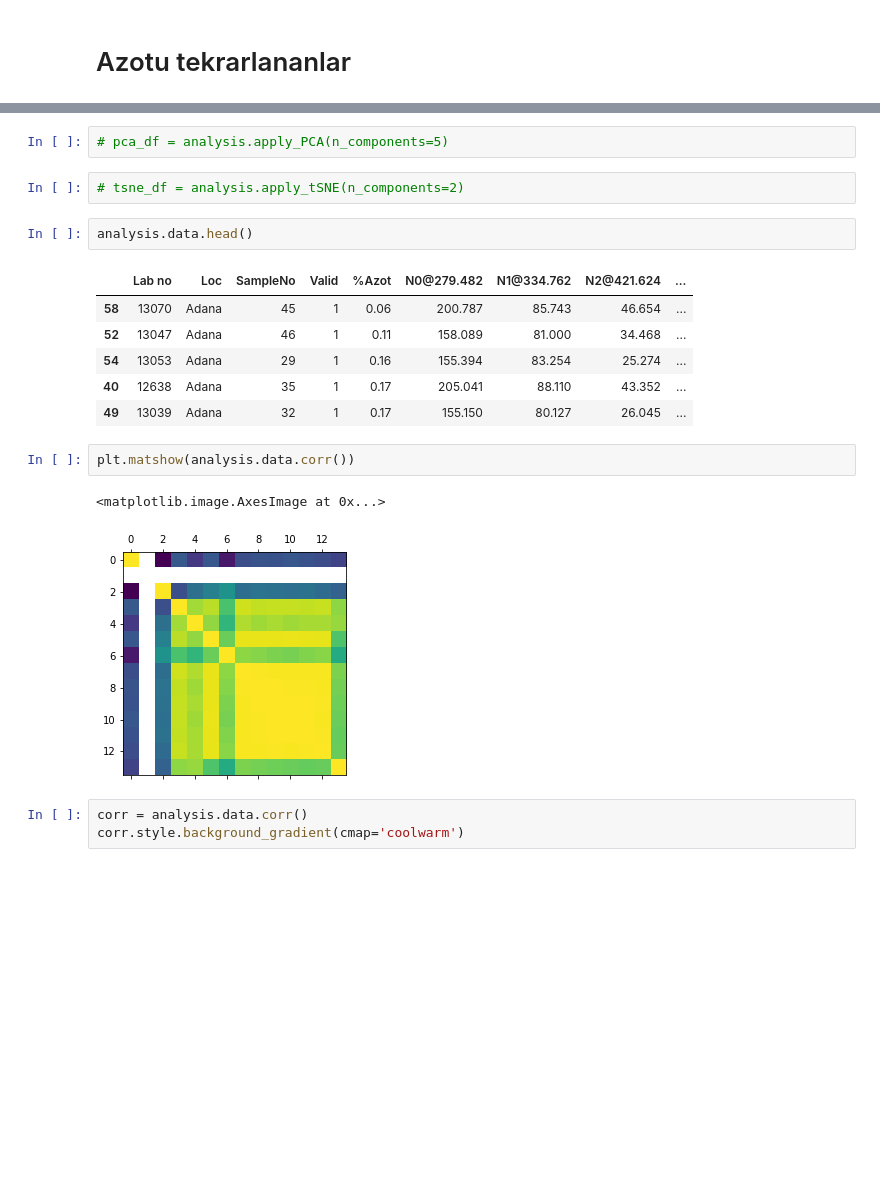
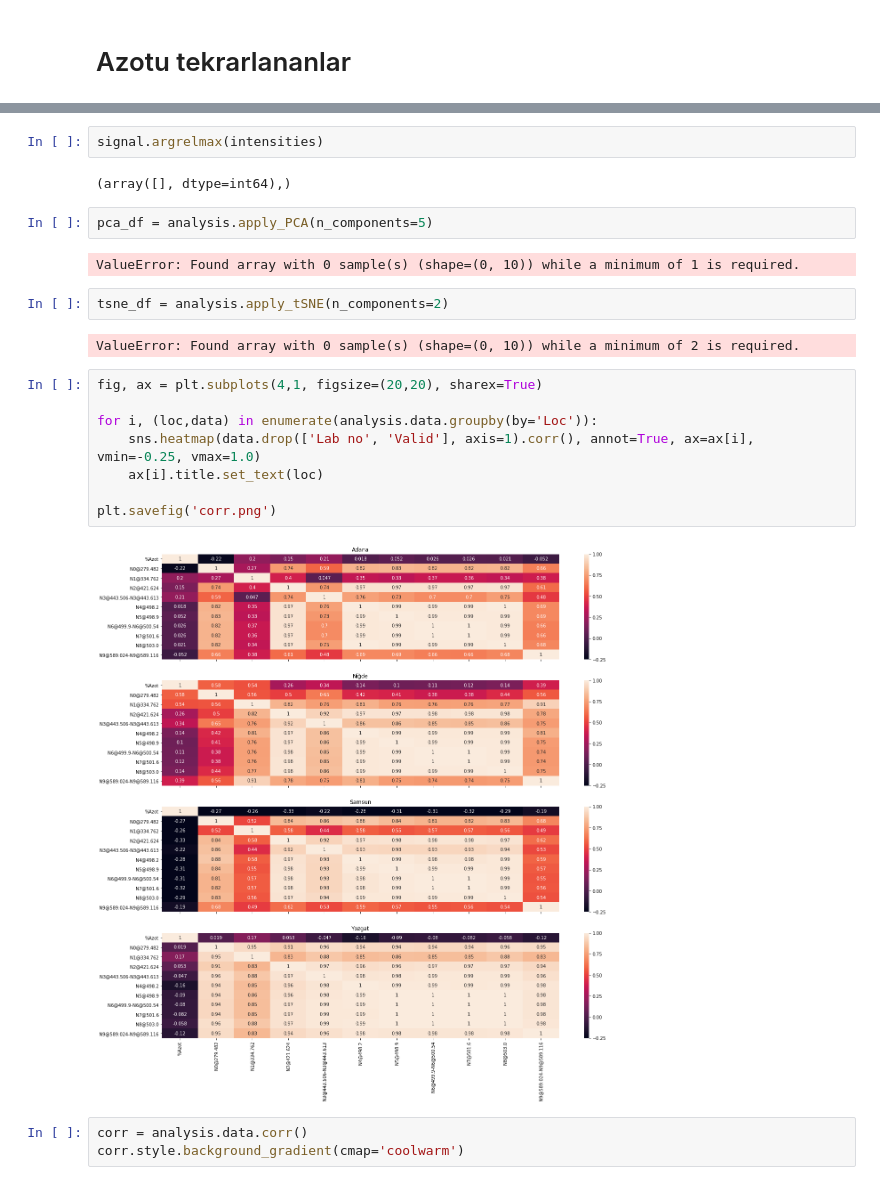
Before and after one commit to ugurgudelek/Libs, a Jupyter notebook: new test/analyze.ipynb, the cells around one changed output, grey strips where cells are left out. Saved outputs shown, nothing was run; the diff lists cells and outputs as text; blank space fills up the shorter version.

```diff
--- a/new test/analyze.ipynb
+++ b/new test/analyze.ipynb
@@ -310,21 +349,25 @@ analysis = Analysis(sample_paths=SAMPLE_PATHS, location='Adana')
+# %%
+signal.argrelmax(intensities)
+# %% [output]
+(array([], dtype=int64),)
 # %%
-# pca_df = analysis.apply_PCA(n_components=5)
+pca_df = analysis.apply_PCA(n_components=5)
+# %% [output]
+ValueError: Found array with 0 sample(s) (shape=(0, 10)) while a minimum of 1 is required.
 # %%
-# tsne_df = analysis.apply_tSNE(n_components=2)
+tsne_df = analysis.apply_tSNE(n_components=2)
+# %% [output]
+ValueError: Found array with 0 sample(s) (shape=(0, 10)) while a minimum of 2 is required.
-# %%
-analysis.data.head()
-# %% [output]
-|  | Lab no | Loc | SampleNo | Valid | %Azot | N0@279.482 | N1@334.762 | N2@421.624 | ... |
-| 58 | 13070 | Adana | 45 | 1 | 0.06 | 200.787 | 85.743 | 46.654 | ... |
-| 52 | 13047 | Adana | 46 | 1 | 0.11 | 158.089 | 81.000 | 34.468 | ... |
-| 54 | 13053 | Adana | 29 | 1 | 0.16 | 155.394 | 83.254 | 25.274 | ... |
-| 40 | 12638 | Adana | 35 | 1 | 0.17 | 205.041 | 88.110 | 43.352 | ... |
-| 49 | 13039 | Adana | 32 | 1 | 0.17 | 155.150 | 80.127 | 26.045 | ... |
-# %%
-plt.matshow(analysis.data.corr())
-# %% [output]
-<matplotlib.image.AxesImage at 0x...>
-[figure, removed]
+# %%
+fig, ax = plt.subplots(4,1, figsize=(20,20), sharex=True)
+
+for i, (loc,data) in enumerate(analysis.data.groupby(by='Loc')):
+    sns.heatmap(data.drop(['Lab no', 'Valid'], axis=1).corr(), annot=True, ax=ax[i], vmin=-0.25, vmax=1.0)
+    ax[i].title.set_text(loc)
+
+plt.savefig('corr.png')
+# %% [output]
+[figure, added]
 # %%
 corr = analysis.data.corr()
 corr.style.background_gradient(cmap='coolwarm')
```
Also changed, not shown: parts of 9 cells of this notebook, 9 other files.
